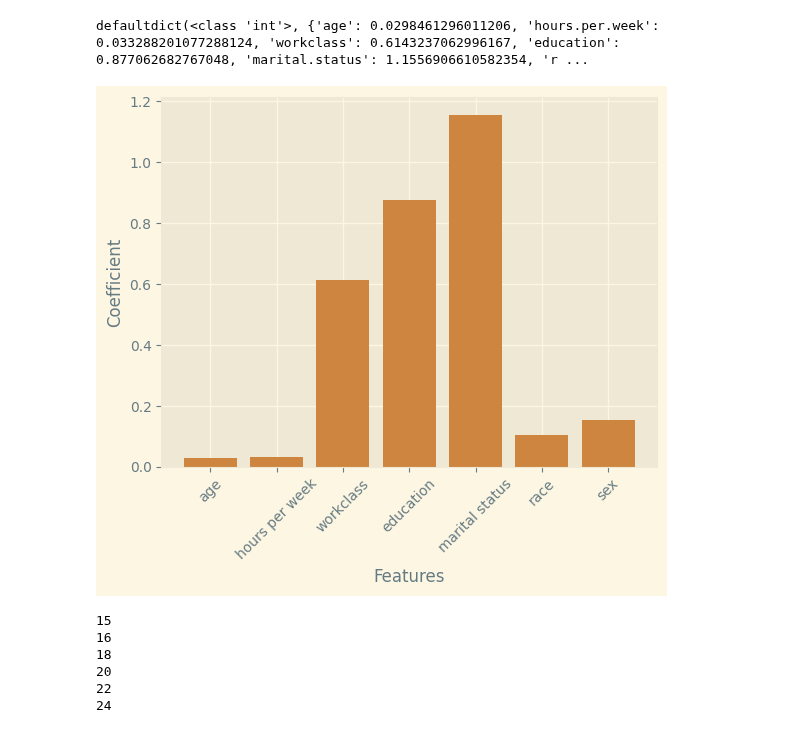
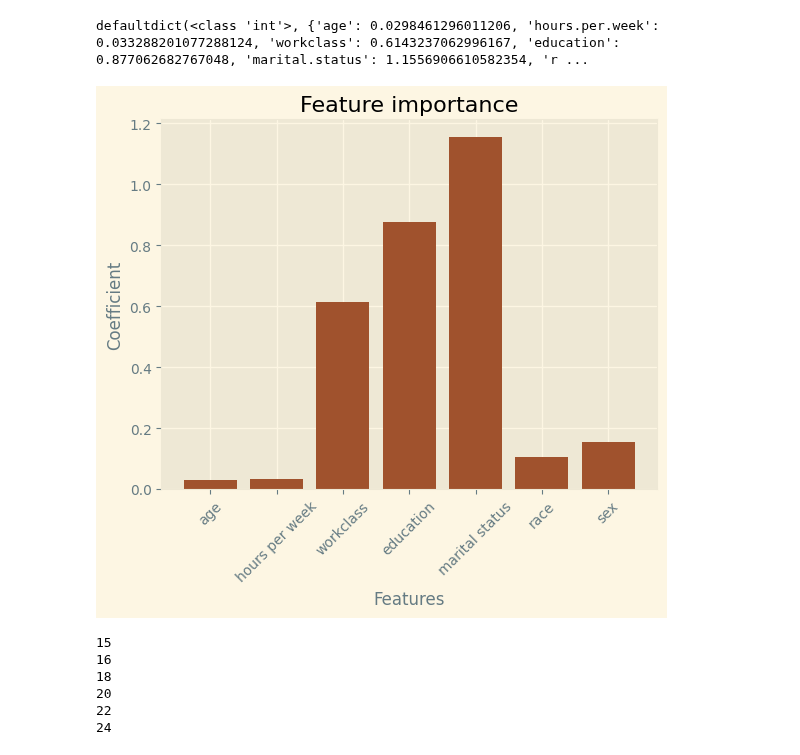
Before and after one commit to JipSchoneveld/HCML_project, a Jupyter notebook: train.ipynb, the cells around one changed output. Cells and saved outputs as stored; diff of their text form; code cells hidden in the pictures.

```diff
--- a/train.ipynb
+++ b/train.ipynb
@@ -215,19 +215,20 @@ defaultdict(<class 'int'>, {'age': 0.0298461296011206, 'hours.per.week': 0.03328
 # %%
 import matplotlib.pyplot as plt
 from matplotlib import style
 feat_weights = [np.abs(x) for x in logreg.coef_[0]]
 feat_names = list(logreg.feature_names_in_)
 names = [name.replace('.', ' ') for name, _ in FI.items()]
 values = [value for _, value in FI.items()]
-plt.bar(names, values, width=0.8, color = 'peru')
+plt.bar(names, values, width=0.8, color = 'sienna')
 plt.style.use('Solarize_Light2')
 plt.xticks(rotation = 45)
 plt.xlabel('Features')
 plt.ylabel('Coefficient')
+plt.title('Feature importance')
 plt.savefig(os.path.join('plots', 'feature_importance'), bbox_inches='tight')
 plt.show()
 # %% [output]
-[figure, old version]
+[figure, new version]
 # %%
 sorted_lijst = [np.abs(x) for x in logreg.coef_[0]]
 sorted_lijst.sort()
```
Also changed, not shown: parts of 1 cell of this notebook, 1 other file.
